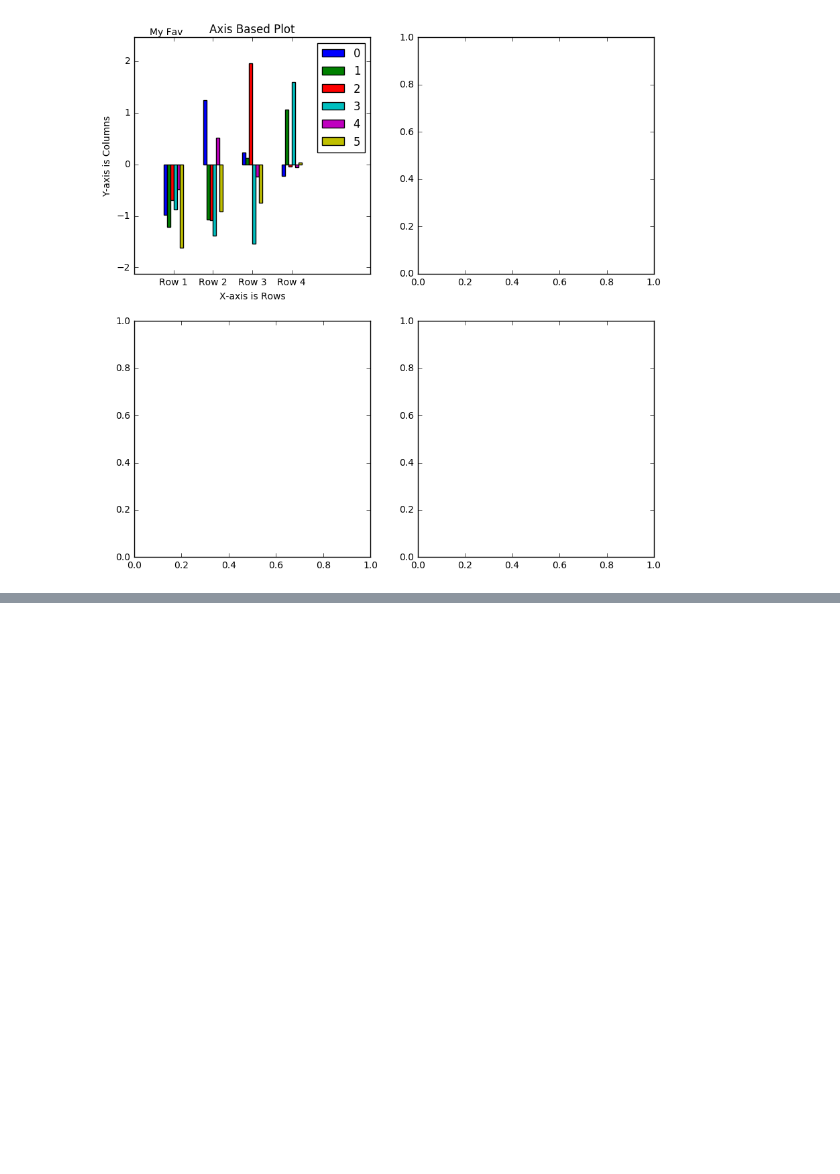
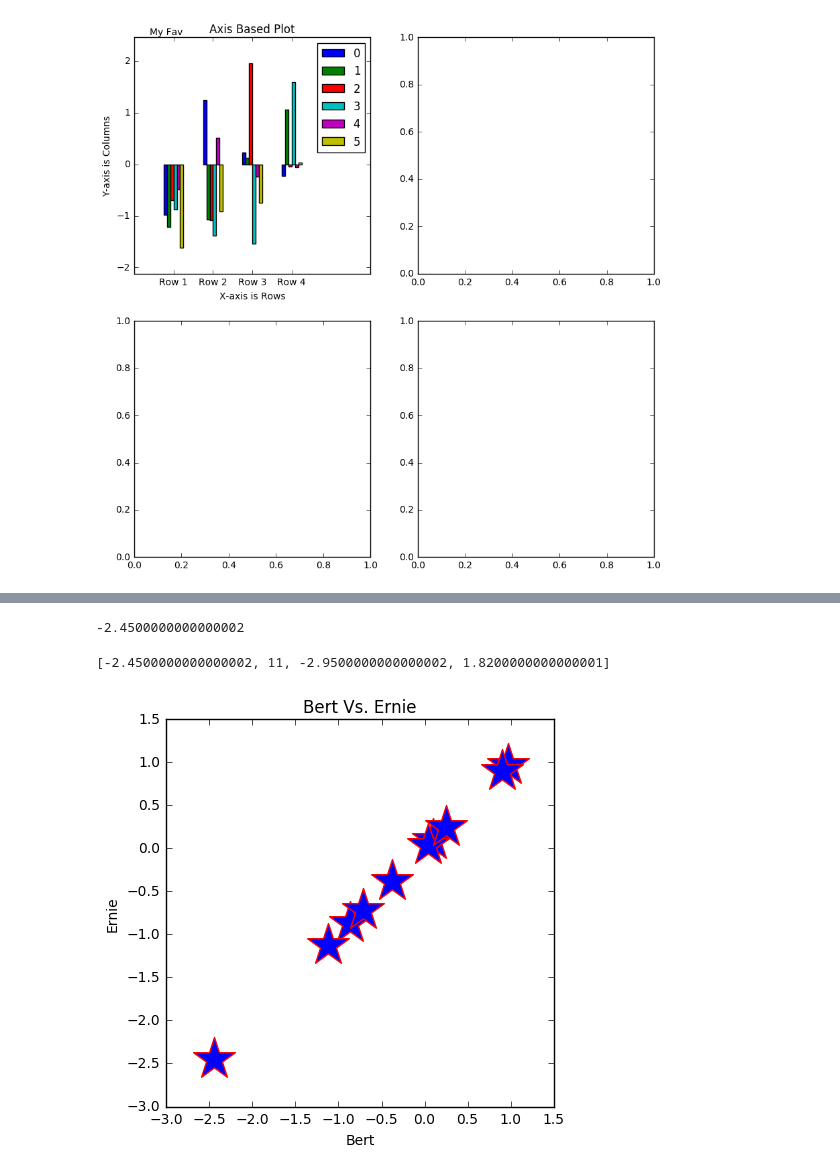
Before and after one commit to cjammi/cheat-sheats, a Jupyter notebook: Matplotlib/cheat-sheet.ipynb, the cells around one changed output, grey strips where cells are left out. Drawn from its saved outputs; the diff is of its cells as text; code cells hidden in the pictures; blank space fills up the shorter version.

Commit message:
Add code to demonstrate scatter plots

```diff
--- a/Matplotlib/cheat-sheet.ipynb
+++ b/Matplotlib/cheat-sheet.ipynb
@@ -67,0 +80,3 @@ top_left_axis.text(-0.6, top_left_axis.get_ylim()[1]+0.05, "My Fav")
+# %%
+samples = pd.DataFrame(np.round(np.random.randn(10,2), 2), columns=['Bert', 'Ernie'])
+display(samples.head())
@@ -67,0 +90,22 @@ top_left_axis.text(-0.6, top_left_axis.get_ylim()[1]+0.05, "My Fav")
+# %%
+bert_scores.min()
+# %% [output]
+-2.4500000000000002
+# %%
+fig, ax = plt.subplots(figsize = (5,5))
+bert_scores = samples.loc[:,'Bert']
+ernie_scores = samples.loc[:,'Bert']
+ax.scatter(x=bert_scores,
+           y=ernie_scores,
+           marker='*', s=1000, edgecolors='r', facecolors='b')
+ax.set_title('Bert Vs. Ernie')
+ax.set_xlabel('Bert')
+ax.set_ylabel('Ernie')
+
+# a list of [xmin, xmax, ymin, ymax]
+top_left_axis.axis([bert_scores.min()-.5, samples.shape[0]+1, samples.values.min()-0.5, samples.values.max()+0.5])
+
+#top_left_axis.text(-0.6, top_left_axis.get_ylim()[1]+0.05, "My Fav")
+# %% [output]
+[-2.4500000000000002, 11, -2.9500000000000002, 1.8200000000000001]
+[figure, added]
```
Also changed, not shown: parts of 3 cells of this notebook.
